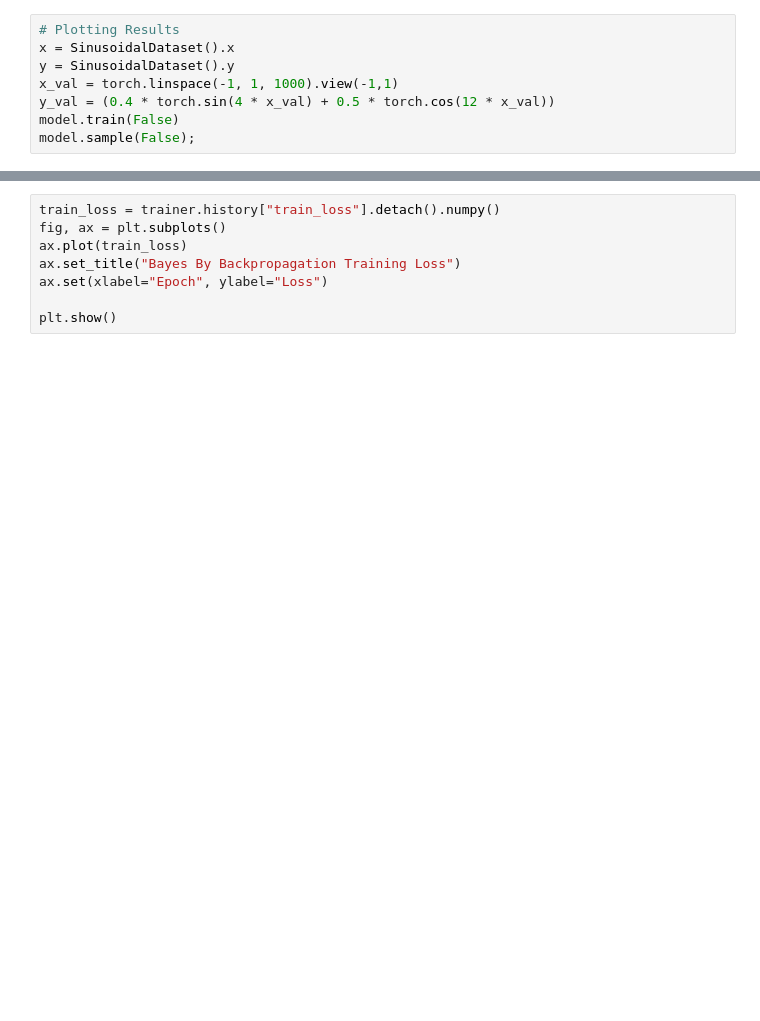
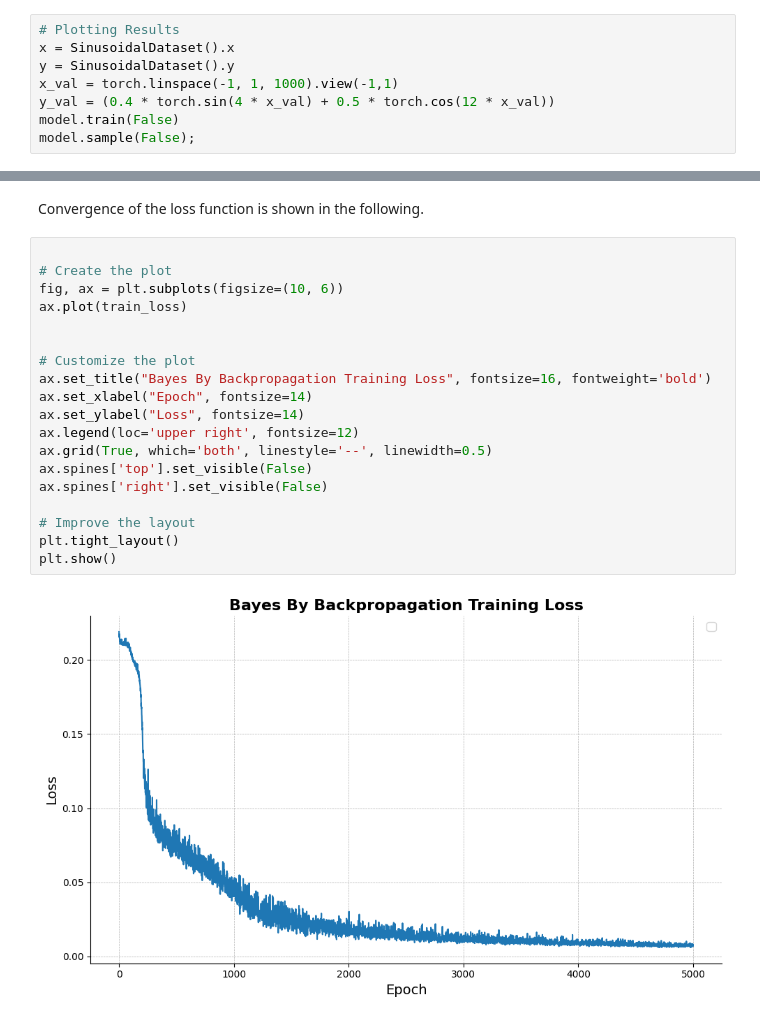
Before and after one commit to ponkrshnan/SIAM_MS24_tutorial, a Jupyter notebook: Bayesian_networks/Bayesian_VI.ipynb, the cells around one changed output, grey strips where cells are left out. Cells and saved outputs as stored; diff of their text form; blank space fills up the shorter version.

```diff
--- a/Bayesian_networks/Bayesian_VI.ipynb
+++ b/Bayesian_networks/Bayesian_VI.ipynb
@@ -127,8 +134,23 @@ plt.show()
+# %% [markdown]
+Convergence of the loss function is shown in the following.
 # %%
-train_loss = trainer.history["train_loss"].detach().numpy()
-fig, ax = plt.subplots()
+
+# Create the plot
+fig, ax = plt.subplots(figsize=(10, 6))
 ax.plot(train_loss)
-ax.set_title("Bayes By Backpropagation Training Loss")
-ax.set(xlabel="Epoch", ylabel="Loss")
 
+
+# Customize the plot
+ax.set_title("Bayes By Backpropagation Training Loss", fontsize=16, fontweight='bold')
+ax.set_xlabel("Epoch", fontsize=14)
+ax.set_ylabel("Loss", fontsize=14)
+ax.legend(loc='upper right', fontsize=12)
+ax.grid(True, which='both', linestyle='--', linewidth=0.5)
+ax.spines['top'].set_visible(False)
+ax.spines['right'].set_visible(False)
+
+# Improve the layout
+plt.tight_layout()
 plt.show()
+# %% [output]
+[figure, added]
```
Also changed, not shown: parts of 15 cells of this notebook, 1 other file.
